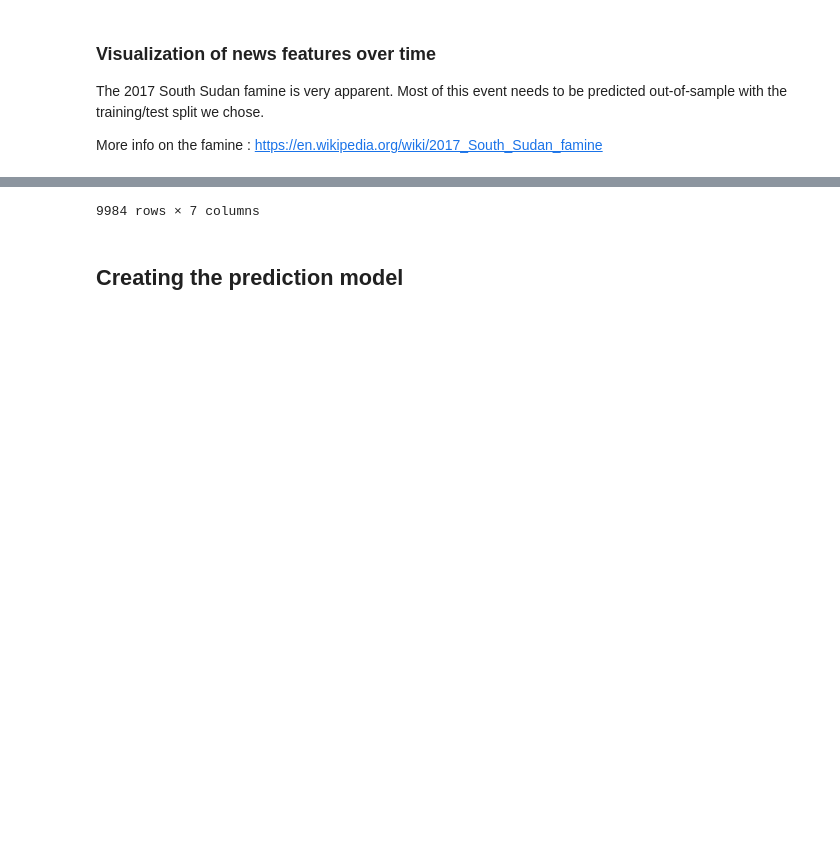
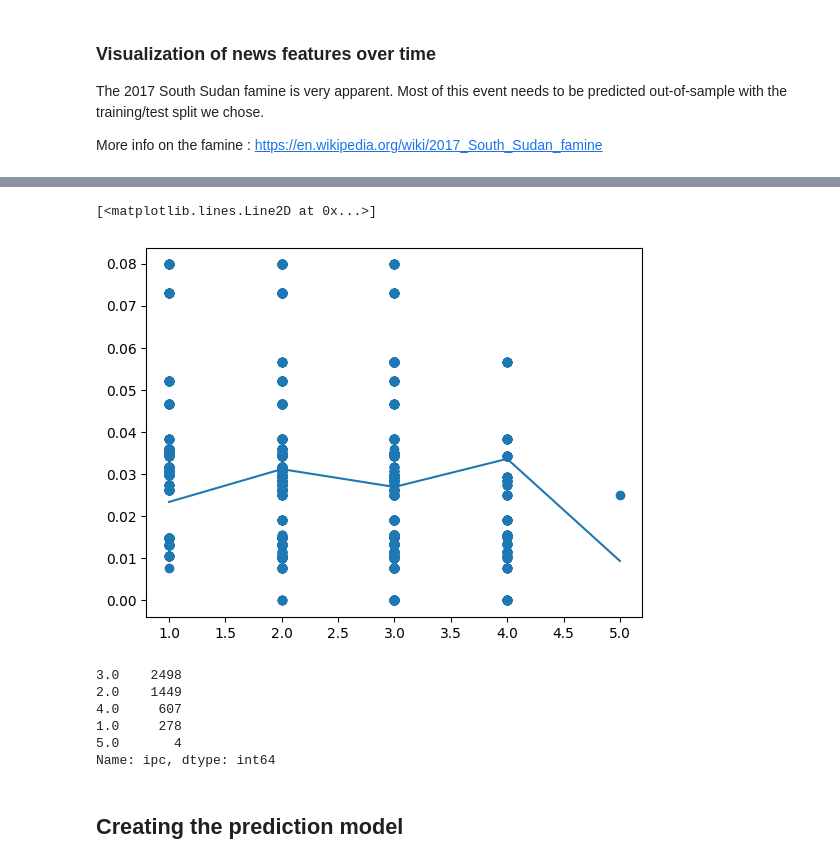
Before and after one commit to GielJW/JBG060-DC3-23-24-public, a Jupyter notebook: predictions.ipynb, the cells around one changed output, grey strips where cells are left out. Saved outputs shown, nothing was run; the diff lists cells and outputs as text; code cells hidden in the pictures; blank space fills up the shorter version.

```diff
--- a/predictions.ipynb
+++ b/predictions.ipynb
@@ -469,6 +372,8 @@ news_gpt_df.head()
 | 4 | 4 | 4 | 4 | 4 | The article discusses the need fo... | Juba | The article discusses the need fo... | 2011-07-01 | 4.859363 | ... |
 # %%
 def create_news_features(input_news_df, columns):
+    '''Generates the percentage of news articles per month that mention a certain topic. with a rolling mean
+    '''
     cols = []
     for column in columns:
         col = input_news_df.groupby(["date"])[column].mean()
@@ -513,9 +450,19 @@ news_features_lda
 # %%
+# Test cell, same as in the function below.
 ndf = df.copy()
 ndf.sort_index(level=0, inplace=True) # Sort DataFrame by date
 ndf = ndf.iloc[ndf['ipc'].notnull().argmax():].copy() # Drop rows until first notna value in ipc column
+# Locations do not matter to us; every district has the same topic value.
 ndf = ndf.join(news_features_base, how="left") # Join df with created news features
-test = ndf.iloc[:,-10:-4]
-test = sm.add_constant(test) # Add constant column of 1s for intercept
-test
+ndf.dropna(subset=ndf.iloc[:,-len(news_features_base.columns):].columns, inplace=True)
+# ndf = ndf[ndf['ipc'] != 5]
+# ndf = ndf[ndf.index.get_level_values(0) >= '2015-01-01']
+ndf
+
+x = ndf['ipc_orig']
+y = ndf['conflict']
+plt.scatter(x, y)
+#plot mean hunger per ipc
+vals = ndf.groupby('ipc_orig').mean()  #TODO: why is the mean so high when the values aren't?
+plt.plot(vals['humanitarian'])
 # %% [output]
@@ -535,4 +469,14 @@ test
-9984 rows × 7 columns
+[<matplotlib.lines.Line2D at 0x...>]
+[figure, added]
+# %%
+ndf['ipc'].value_counts()
+# %% [output]
+3.0    2498
+2.0    1449
+4.0     607
+1.0     278
+5.0       4
+Name: ipc, dtype: int64
 # %% [markdown]
 ## Creating the prediction model
 # %%
```
Also changed, not shown: parts of 38 cells of this notebook, 1 other file.
